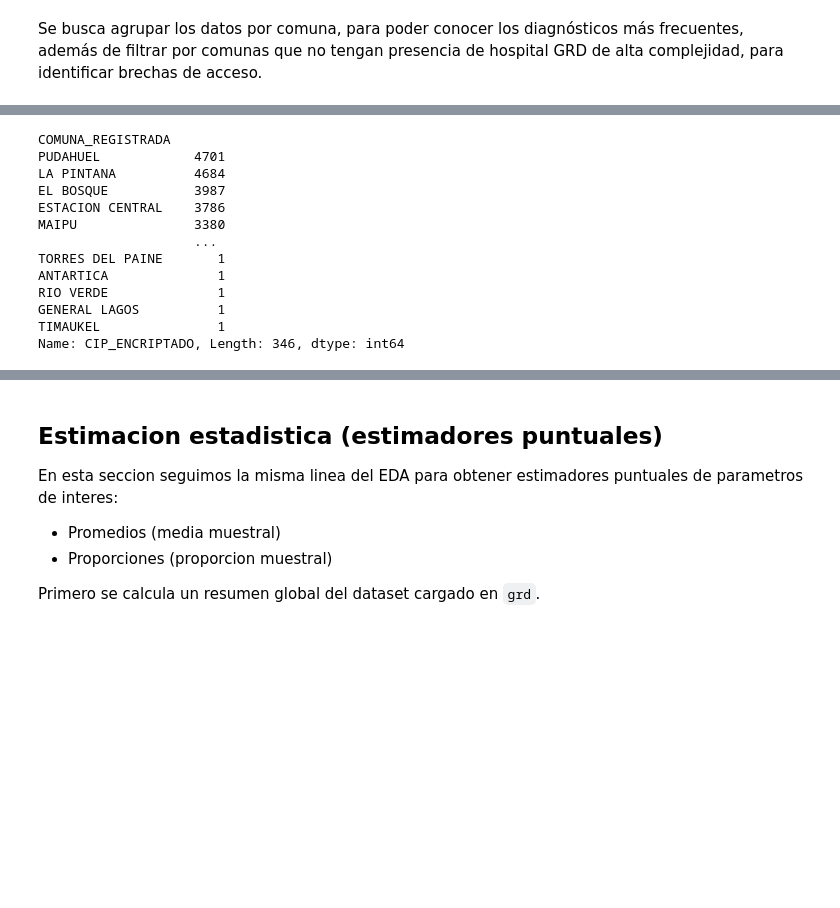
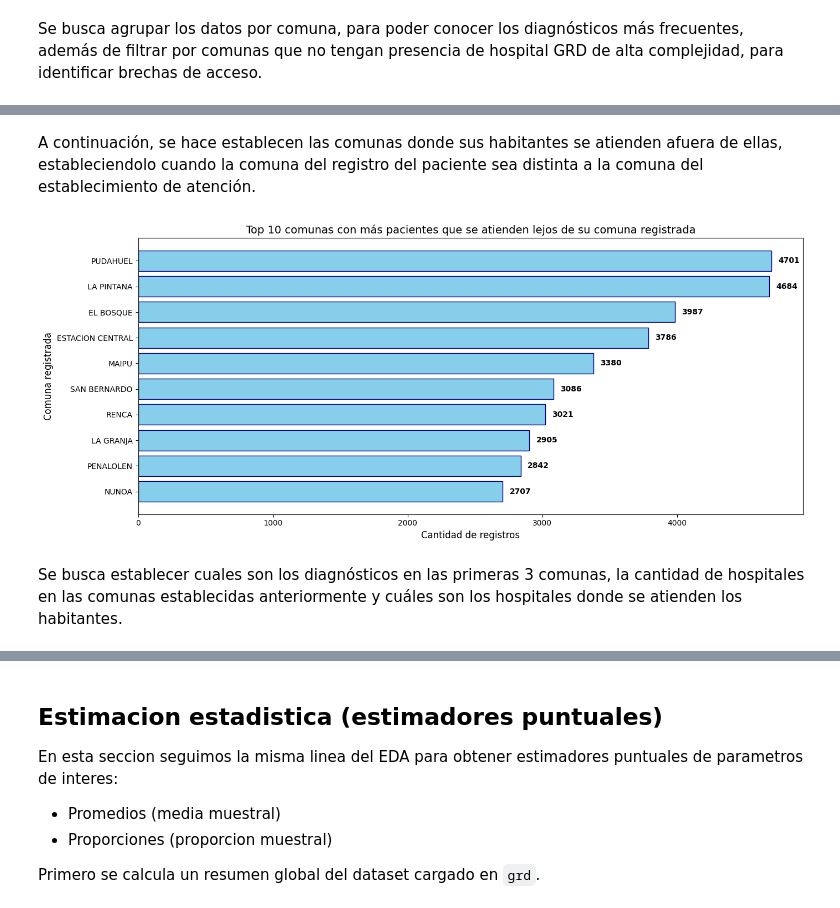
Before and after one commit to IgnaciaCG/Analisis-de-datos, a Jupyter notebook: analisis_grd.ipynb, the cells around one changed output, grey strips where cells are left out. Drawn from its saved outputs; the diff is of its cells as text; code cells hidden in the pictures; blank space fills up the shorter version.

Commit message:
se agrega el analisis por comuna de

```diff
--- a/analisis_grd.ipynb
+++ b/analisis_grd.ipynb
@@ -301,17 +357,30 @@ Se busca agrupar los datos por comuna, para poder conocer los diagnósticos más
+# %% [markdown]
+A continuación, se hace establecen las comunas donde sus habitantes se atienden afuera de ellas, estableciendolo cuando la comuna del registro del paciente sea distinta a la comuna del establecimiento de atención.
 # %%
 lejos = grd[grd['COMUNA_REGISTRADA'] != grd['COMUNA_ESTAB']]
-display(lejos.groupby('COMUNA_REGISTRADA')['CIP_ENCRIPTADO'].count().sort_values(ascending=False), )
+#display(lejos.groupby('COMUNA_REGISTRADA')['CIP_ENCRIPTADO'].count().sort_values(ascending=False), )
+top10lejos = lejos.groupby('COMUNA_REGISTRADA')['CIP_ENCRIPTADO'].count().sort_values(ascending=True).tail(10)
+
+top3lejos = lejos.groupby('COMUNA_REGISTRADA')['CIP_ENCRIPTADO'].count().sort_values(ascending=False).head(3)
+
+
+plt.figure(figsize=(14, 6))
+
+# Usamos barh para barras horizontales
+plt.barh(top10lejos.index, top10lejos.values, color='skyblue', edgecolor='navy')
+
+# 3. Personalización
+plt.title('Top 10 comunas con más pacientes que se atienden lejos de su comuna registrada', fontsize=14)
+plt.xlabel('Cantidad de registros', fontsize=12)
+plt.ylabel('Comuna registrada', fontsize=12)
+
+# Opcional: Agregar el número exacto al final de cada barra para mayor claridad
+for i, v in enumerate(top10lejos.values):
+    plt.text(v + 50, i, str(v), va='center', fontweight='bold')
+
+plt.tight_layout()
+plt.show()
 # %% [output]
-COMUNA_REGISTRADA
-PUDAHUEL            4701
-LA PINTANA          4684
-EL BOSQUE           3987
-ESTACION CENTRAL    3786
-MAIPU               3380
-                    ...
-TORRES DEL PAINE       1
-ANTARTICA              1
-RIO VERDE              1
-GENERAL LAGOS          1
-TIMAUKEL               1
-Name: CIP_ENCRIPTADO, Length: 346, dtype: int64
+[figure, added]
+# %% [markdown]
+Se busca establecer cuales son los diagnósticos en las primeras 3 comunas, la cantidad de hospitales en las comunas establecidas anteriormente y cuáles son los hospitales donde se atienden los habitantes.
```
Also changed, not shown: parts of 16 cells of this notebook.
